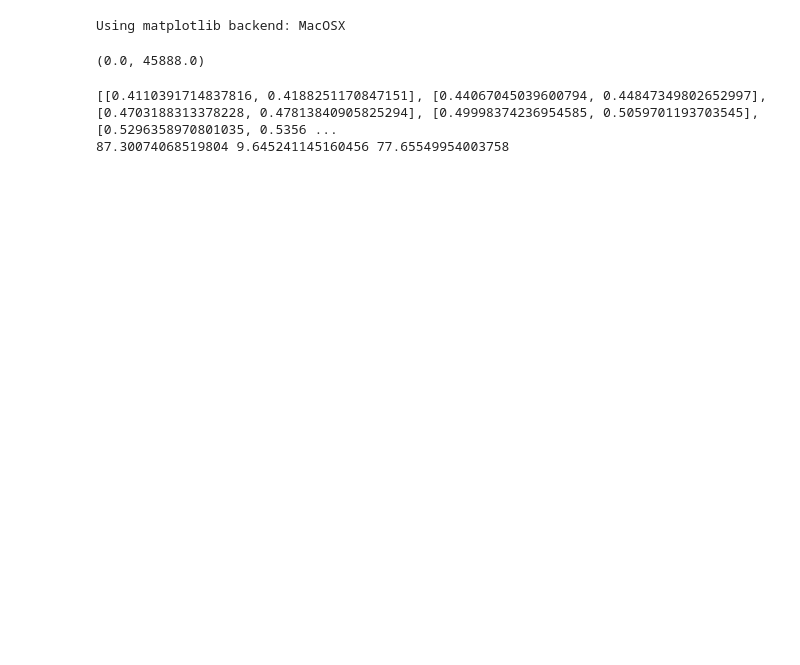
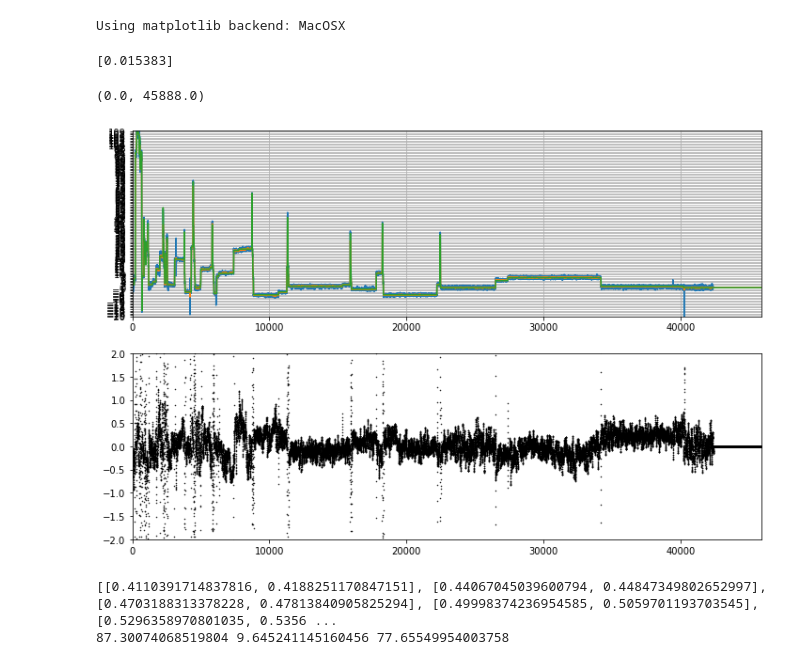
Before and after one commit to Moore-Lab/decay_analysis, a Jupyter notebook: analyze_alpha_data_20231121.ipynb, the cells around one changed output. Saved outputs shown, nothing was run; the diff lists cells and outputs as text; code cells hidden in the pictures; blank space fills up the shorter version.

```diff
--- a/analyze_alpha_data_20231121.ipynb
+++ b/analyze_alpha_data_20231121.ipynb
@@ -123,10 +131,31 @@ import matplotlib
 # %% [output]
 Using matplotlib backend: MacOSX
+# %%
+## find the calibration constant that minimizes distance from the nearest integer
+cal_fac_init = 0.016
+cal_fac_err = 0.02
+
+def min_charge_dist(cal, dat):
+    cal_dat = dat/cal
+    gpts = np.abs(cal_dat) < 10
+    cal_dat = cal_dat[gpts]
+    return np.sum( (cal_dat - np.round(cal_dat))**2 )/np.sum(gpts) + (cal-cal_fac_init)**2/(2*(cal_fac_err)**2)
+
+## initial plot of the charge steps versus time
+n_resamp = 5
+
+charges=corr_vec[1:,corr_idx]/cal_fac_init
+filt_vec = gaussian_filter1d(charges,n_resamp)
+
+best_cal = opt.minimize(min_charge_dist, cal_fac_init, args=filt_vec)
+print(best_cal.x)
+# %% [output]
+[0.015383]
 # %%
-cal_fac = 0.017
+cal_fac = 0.0157
 corr_idx = 2
 xmin, xmax = 0, len(corr_vec)
-ymin, ymax = -10, 50
+ymin, ymax = -20, 110
 init_charge = np.round(np.median(corr_vec[0:10,corr_idx]/cal_fac))
 
 
@@ -160,35 +189,39 @@ dv_chopped[bpts] = 0
 step_vals = np.loadtxt(data_dir+"/step_locations_%s.txt"%file_label, skiprows=1, delimiter=',')
 for i in range(np.shape(step_vals)[0]):
     cvals = step_vals[i,:]
-    sval = cvals[2]
+    sval = np.round(cvals[2]*0.017/cal_fac) ## 0.017 is the initial calibration constant
     if(cvals[1] > 0):
         dv_chopped[int(cvals[0]):int(cvals[1])] = sval
     else:
         dv_chopped[int(cvals[0])] = sval
 
 running_charge = np.cumsum(dv_chopped) + init_charge
 
 ## nonlinearity correction
 #filt_vec = filt_vec*(1 - 0.0000*filt_vec)
-#plt.plot(filt_vec - np.round(filt_vec), 'k.', ms=1)
+#gpts = np.abs(filt_vec) < 20
+#tt = np.arange(len(filt_vec))
+#plt.plot(tt[gpts], filt_vec[gpts] - np.round(filt_vec[gpts]), 'k.', ms=1)
+
 
 plt.plot(running_charge - filt_vec, 'k.', ms=1)
 plt.ylim(-2,2)
 
 #plt.subplot(3,1,3)
 #plt.plot(dv)
 #plt.plot(dv2)
 #plt.plot(dv_chopped)
 plt.xlim(xmin, xmax)
 #plt.ylim(-1,10)
 #plt.grid(True)
 
 
 plt.subplot(2,1,1)
 plt.plot(running_charge, '-')
 plt.xlim(xmin, xmax)
 # %% [output]
 (0.0, 45888.0)
+[figure, added]
 # %%
 importlib.reload(bu)
 
```
Also changed, not shown: parts of 7 cells of this notebook, 3 other files.
